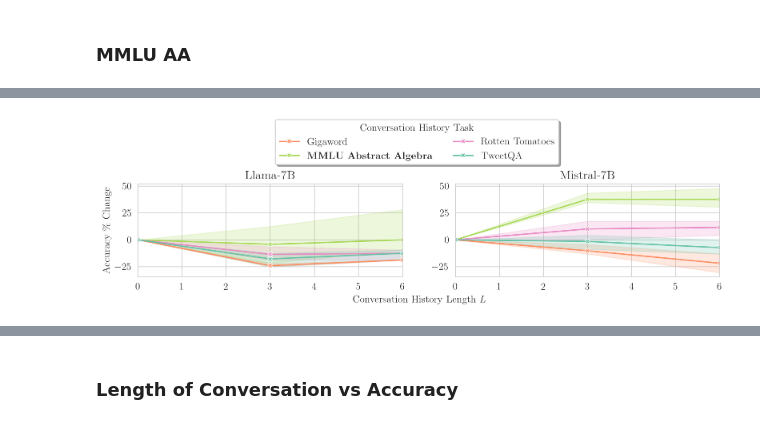
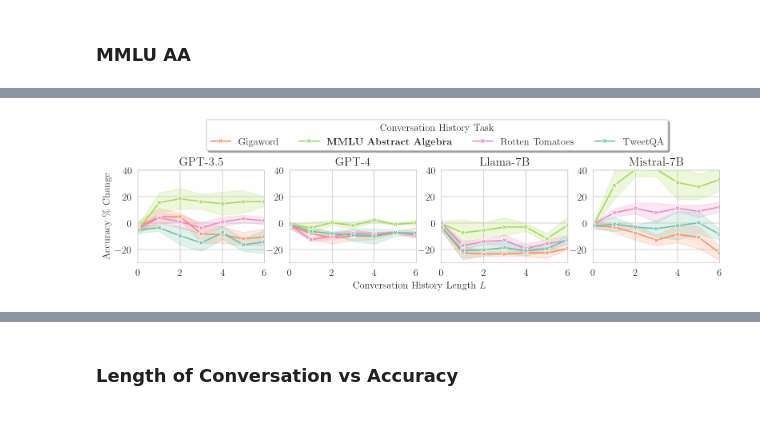
Before and after one commit to ivaxi0s/llm-task-switch, a Jupyter notebook: results/plot_seeds.ipynb, the cells around one changed output, grey strips where cells are left out. Saved outputs shown, nothing was run; the diff lists cells and outputs as text; code cells hidden in the pictures.

```diff
--- a/results/plot_seeds.ipynb
+++ b/results/plot_seeds.ipynb
@@ -153,6 +156,7 @@ def plot_df_metrics_per_model(
   legend_rows: int = 2,
   save_png: bool = False,
   fig_xlabel= r'Conversation History Length $L$',
+  error_bar_pi=100,
 ):
     """Plot metrics for each dataset and model
 
@@ -189,7 +193,7 @@ def plot_df_metrics_per_model(
                     label=dataset_label[inctxt],
                     color=dataset_color[inctxt],
                     marker="X",
-                    errorbar=("pi", 100)
+                    errorbar=("pi", error_bar_pi),
                 )
 
                 # Remove ylabel
@@ -345,10 +462,16 @@ rt_reference_data = rt.load_test_reference()
 rt_results = get_results_for_evalset(
     "rotten_tomatoes",
     rt_reference_data,
-    use_cached=False,
+    use_cached=True,
     iterative=True,
     seed=True,
 )
+
 rt_results_df = pd.DataFrame.from_records(rt_results)
+
+# remove dailymail
+rt_results_df = rt_results_df[rt_results_df["incontext_set"] != "dailymail"]
+
+print(len(rt_results_df))
 rt_results_df.head()
 # %% [output]
@@ -620,25 +746,28 @@ aa_results_df[aa_results_df["model"] == "gpt3.5"]
 # %%
 aa_results_df["acc"] = aa_results_df["matches"] / aa_results_df["total"]
 aa_results_df = df_metric_pct_change(aa_results_df, "acc")
+aa_results_df = expectation_metrics(aa_results_df)
 # %%
 label = r"Accuracy \% Change"
 df = aa_results_df.rename(columns={"acc_pct_change": label})
-df = df[(df["model"] != "gpt3.5")]
-df = df[(df["model"] != "gpt4")]
+# df = df[(df["model"] != "gpt3.5")]
+# df = df[(df["model"] != "gpt4")]
 # df = df[(df["model"] == "llama-7b")]
 plot_df_metrics_per_model(
   df,
   [label],
   save_path=Path("mmluaa/seeds_accuracy.pdf"),
   # title="MMLU Abstract Algebra Results",
   eval_set="mmluaa",
-  legend_anchor=(-0.7, 1.75),
-  # adjust_func=lambda axs: axs[0, 0].set_ylim(-7, 4),
-  legend_axs=(-1, 1),
+  legend_anchor=(0.5, 1.6),
+  adjust_func=lambda axs: axs[0, 0].set_ylim(-30, 40),
+  legend_rows=1,
+  # legend_axs=(-1, 1),
   # save_png=True,
+  error_bar_pi=67,
 )
 # %% [output]
-[figure, old version]
+[figure, new version]
 # %%
 print(results_markdown_table(aa_results_df, ["acc_pct_change"], "mmluaa"))
 # %% [output]
```
Also changed, not shown: parts of 13 cells of this notebook, 4 other files.
